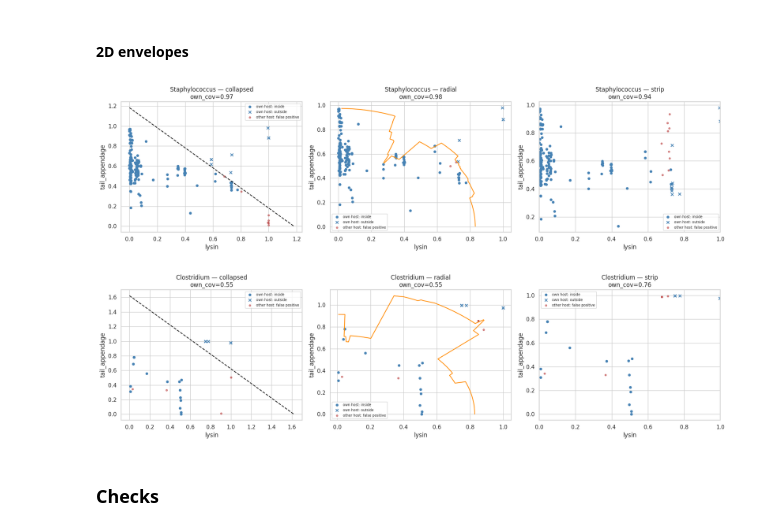
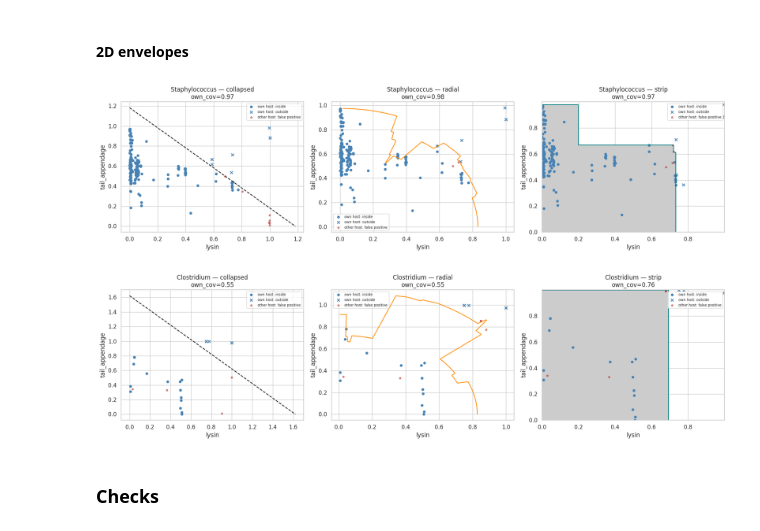
Before and after one commit to Nizalia13/Internship, a Jupyter notebook: Codes/Host Classification/Host_Classification_Final (copie).ipynb, the cells around one changed output. Cells and saved outputs as stored; diff of their text form; code cells hidden in the pictures.

```diff
--- a/Codes/Host Classification/Host_Classification_Final (copie).ipynb
+++ b/Codes/Host Classification/Host_Classification_Final (copie).ipynb
@@ -1217,42 +1137,57 @@ def plot_diagnostic_host_envelope_2d(host_name, func_x, func_y):
     for ax, method in zip(axes, ["collapsed", "radial", "strip"]):
         env = build_2d_envelope(train_df, host_name, func_x, func_y, alpha, method)
         own_in = is_in_region(own_nc, env) if len(own_nc) else np.array([])
         other_in = is_in_region(other_nc, env) if len(other_nc) else np.array([])
         if len(own_nc):
             ax.scatter(own_nc[own_in, 0], own_nc[own_in, 1], c="steelblue", s=20, label="own host: inside")
             ax.scatter(own_nc[~own_in, 0], own_nc[~own_in, 1], c="steelblue", marker="x", s=30, label="own host: outside")
         if len(other_nc):
             ax.scatter(other_nc[other_in, 0], other_nc[other_in, 1], c="firebrick", s=12, alpha=0.5, label="other host: false positive")
         if method == "collapsed":
             t = env["q_tilde"] * env["t_hat"]
             ax.plot([0, 2*t], [2*t, 0], "k--", lw=1.5)
         elif method == "radial":
             b = env["U"] * (env["q_tilde"] * env["t_hat"])[:, None]
             order = np.argsort(np.arctan2(b[:, 1], b[:, 0]))
             ax.plot(b[order, 0], b[order, 1], c="darkorange", lw=1.5)
         else:
-            x_max = max(own_nc[:, 0].max() if len(own_nc) else 0,
-                other_nc[:, 0].max() if len(other_nc) else 0, 1.0)
-            y_max = max(own_nc[:, 1].max() if len(own_nc) else 0,
-                other_nc[:, 1].max() if len(other_nc) else 0, 1.0)
+            # 1. Safely extract max values, defaulting to 1.0 if empty or NaN
+            def get_safe_max(data, default=1.0):
+                if len(data) == 0: return default
+                finite_data = data[np.isfinite(data)]
+                return finite_data.max() if len(finite_data) > 0 else default
+
+            x_max = max(get_safe_max(own_nc[:, 0]), get_safe_max(other_nc[:, 0]))
+            y_max = max(get_safe_max(own_nc[:, 1]), get_safe_max(other_nc[:, 1]))
+
+            # 2. Create the grid
             gx, gy = np.meshgrid(np.linspace(0, x_max, 250), np.linspace(0, y_max, 250))
             grid_nc = np.column_stack([gx.ravel(), gy.ravel()])
-            grid_in = strip_is_in_region(grid_nc, env).reshape(gx.shape)
-            ax.contour(gx, gy, grid_in.astype(float), levels=[0.5],
-               colors="teal", linewidths=1.5, linestyles="-.")
+
+            # 3. Compute and sanitize the mask
+            mask_raw = strip_is_in_region(grid_nc, env)
+            grid_in = np.nan_to_num(mask_raw.astype(float)).reshape(gx.shape)
+
+            # 4. Use imshow instead of pcolormesh
+            # imshow is much more forgiving with grid data and easier to align
+            ax.imshow(grid_in, origin='lower', extent=[0, x_max, 0, y_max],
+                      cmap='Greys', alpha=0.2, vmin=0, vmax=1, aspect='auto')
+
+            # 5. Draw the contour
+            ax.contour(gx, gy, grid_in, levels=[0.5], colors="teal", linewidths=1.5)
 
 
         own_cov = own_in.mean() if len(own_nc) else float("nan")
         ax.set_title(f"{host_name} — {method}\nown_cov={own_cov:.2f}")
         ax.set_xlabel(f"{func_x}"); ax.set_ylabel(f"{func_y}")
         ax.legend(fontsize=7)
     plt.tight_layout(); plt.show()
 
 plot_diagnostic_host_envelope_2d("Staphylococcus", "lysin", "tail_appendage")
 plot_diagnostic_host_envelope_2d("Clostridium", "lysin", "tail_appendage")
 # %% [output]
-[figure, old version]
+[figure, new version]
-[figure, old version]
+[figure, new version]
 # %% [markdown]
 ### Checks
 # %% [markdown]
```
Also changed, not shown: parts of 17 cells of this notebook.
